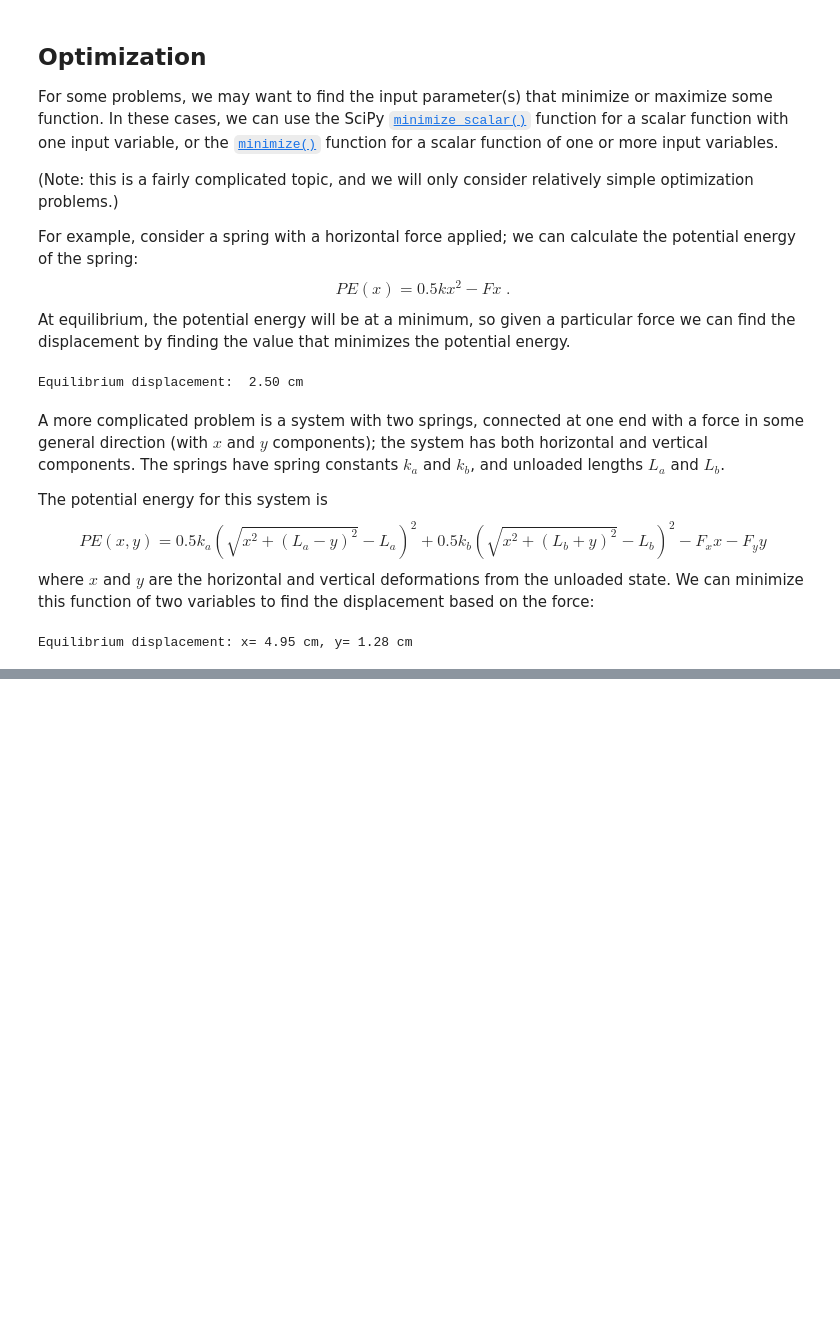
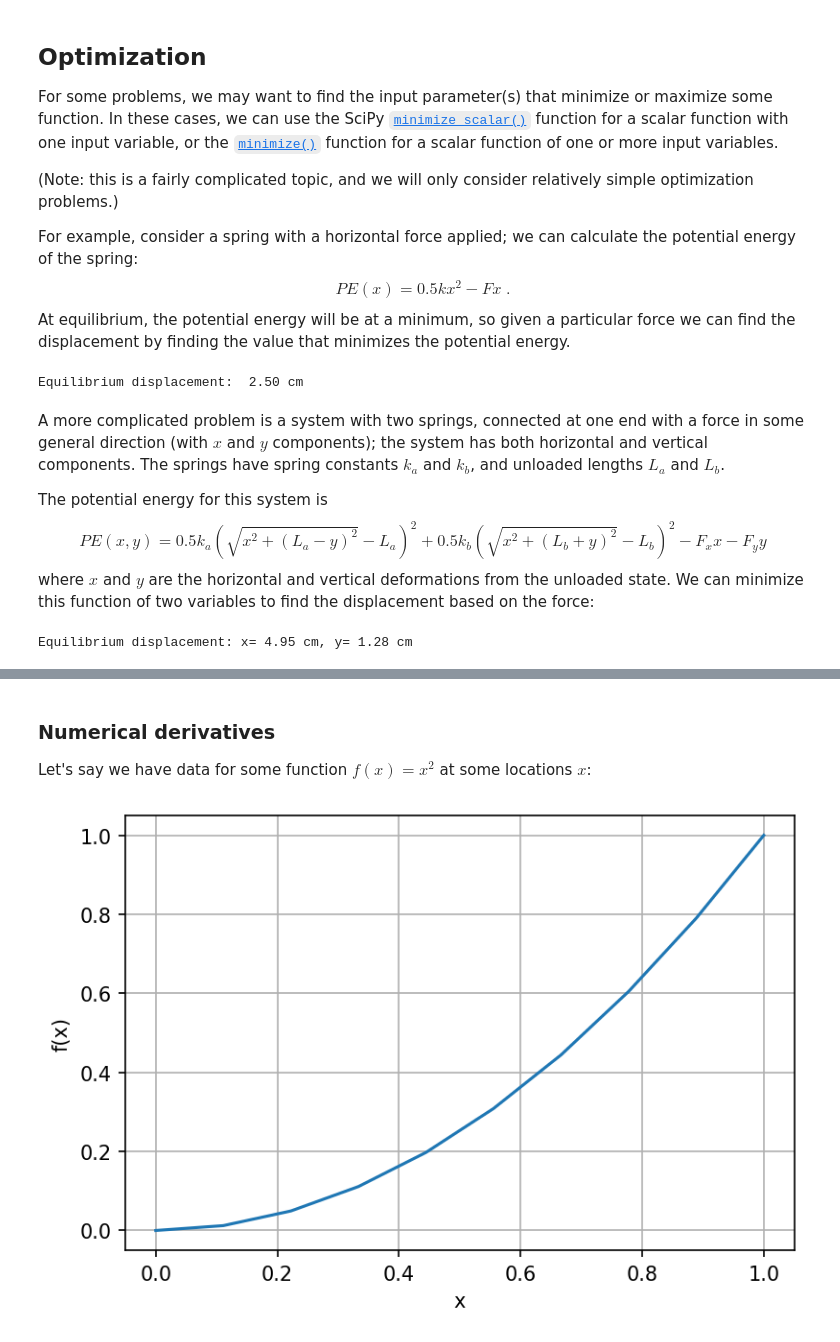
Before and after one commit to kyleniemeyer/computational-thermo, a Jupyter notebook: content/using-scipy.ipynb, the cells around one changed output, grey strips where cells are left out. Cells and saved outputs as stored; diff of their text form; code cells hidden in the pictures; blank space fills up the shorter version.

```diff
--- a/content/using-scipy.ipynb
+++ b/content/using-scipy.ipynb
@@ -452,0 +458,15 @@ Equilibrium displacement: x= 4.95 cm, y= 1.28 cm
+# %% [markdown]
+### Numerical derivatives
+
+Let's say we have data for some function $f(x) = x^2$ at some locations $x$:
+# %%
+x = np.linspace(0, 1, 10)
+f = x**2
+
+plt.plot(x, f)
+plt.xlabel('x')
+plt.ylabel('f(x)')
+plt.grid(True)
+plt.show()
+# %% [output]
+[figure, added]
```
Also changed, not shown: parts of 11 cells of this notebook, 8 other files.
